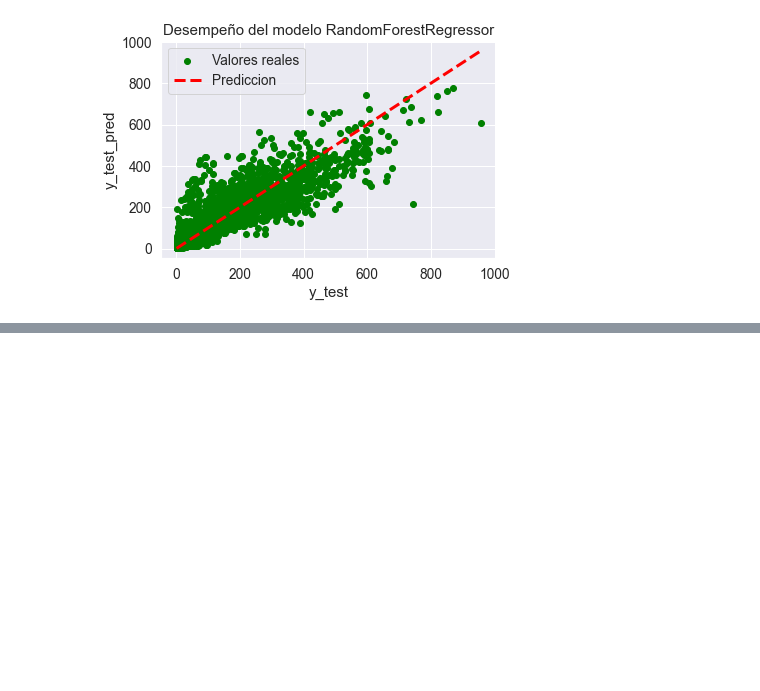
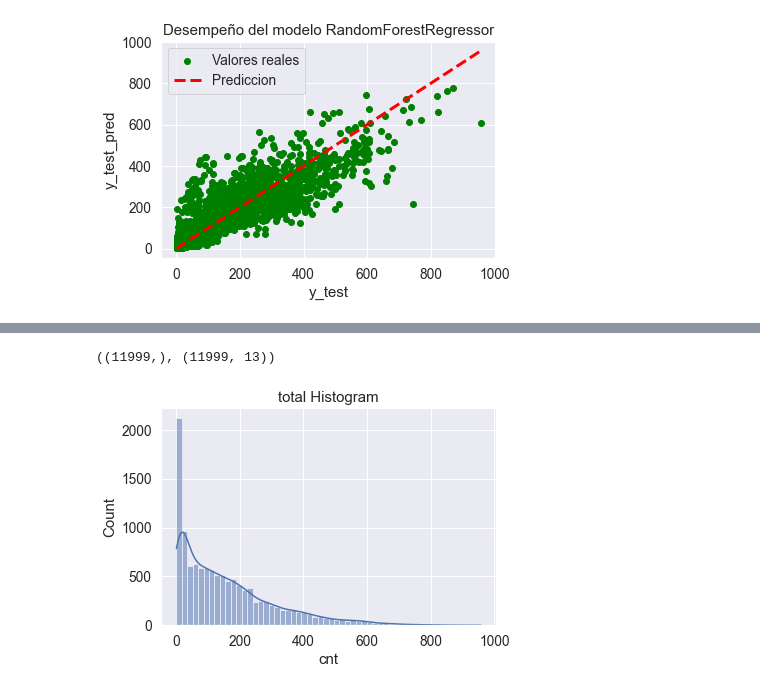
Before and after one commit to agusm95/Datathon, a Jupyter notebook: analisis.ipynb, the cells around one changed output, grey strips where cells are left out. Drawn from its saved outputs; the diff is of its cells as text; code cells hidden in the pictures; blank space fills up the shorter version.

```diff
--- a/analisis.ipynb
+++ b/analisis.ipynb
@@ -360,0 +361,13 @@ plt.show()
+# %%
+train_target = df['cnt']
+train_feature = df.drop(['cnt'], axis=1)
+train_target.shape, train_feature.shape
+# %% [output]
+((11999,), (11999, 13))
+# %%
+# train_target histogram
+plt.title('total Histogram')
+sns.histplot(train_target, kde=True)
+plt.show()
+# %% [output]
+[figure, added]
```
Also changed, not shown: parts of 41 cells of this notebook, 1 other file.
